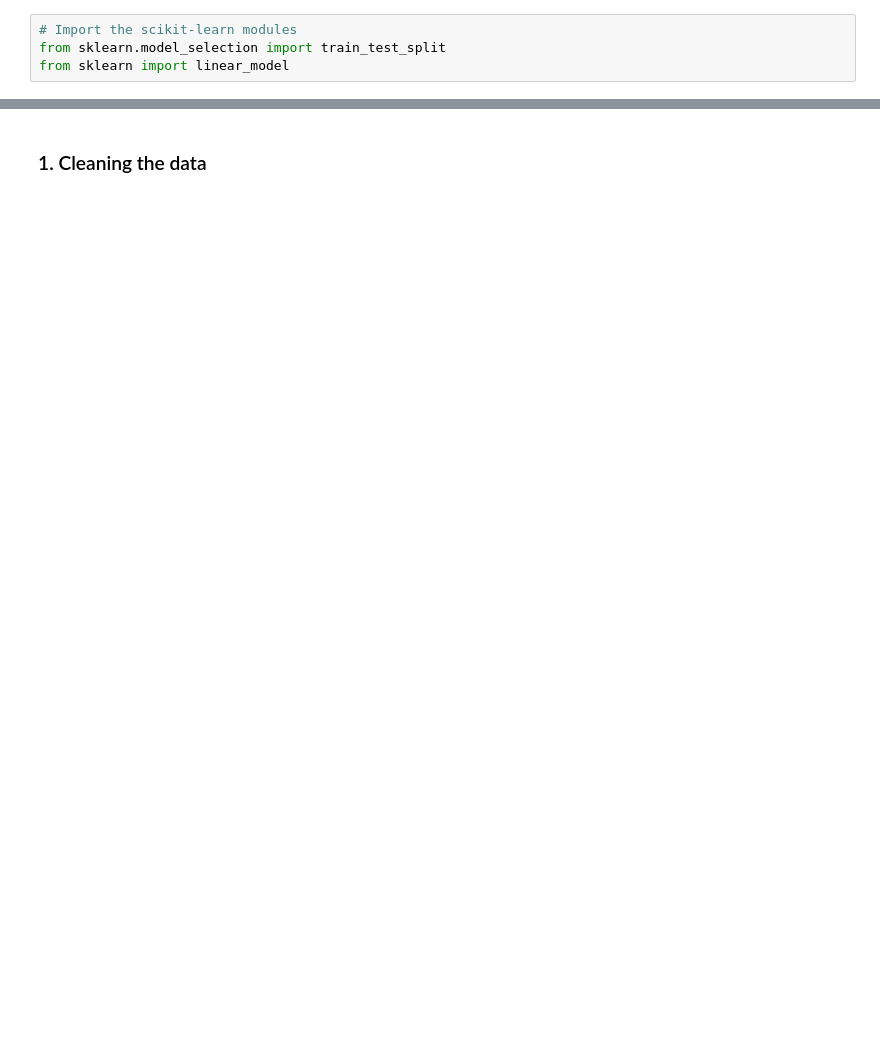
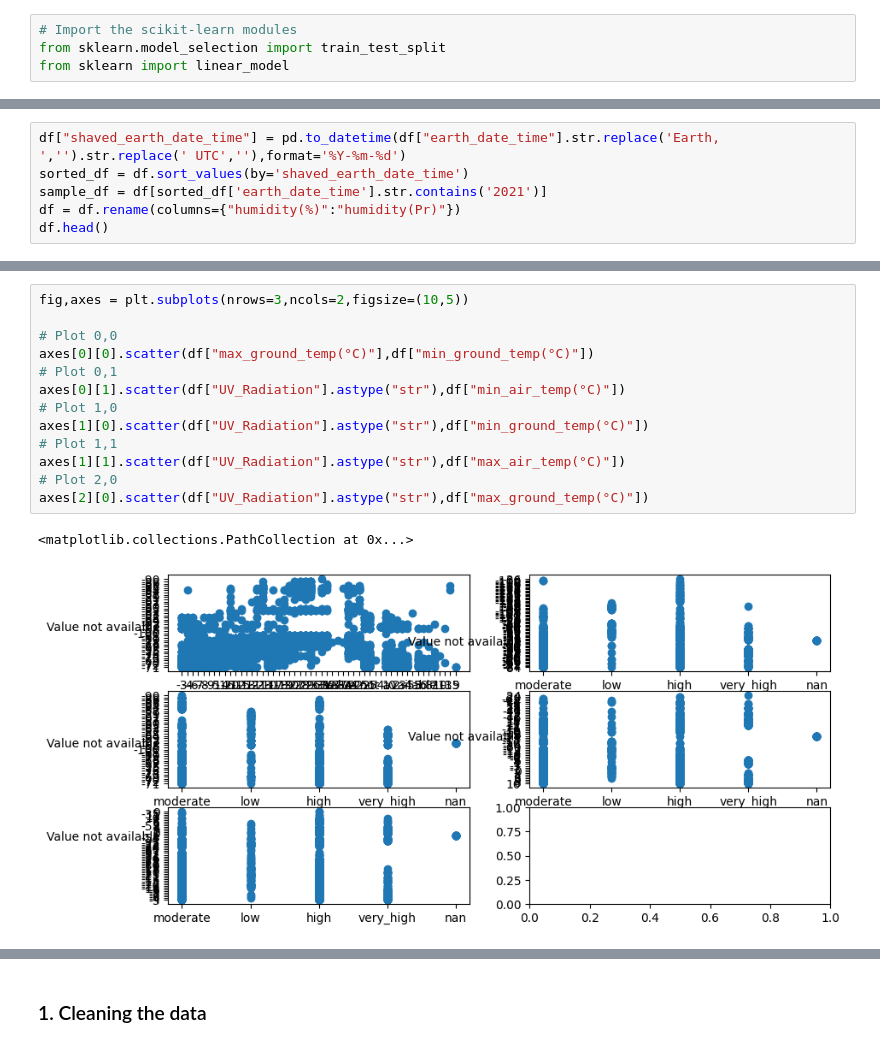
Before and after one commit to bcvilnrotter/kaggle-repos, a Jupyter notebook: mars-rover-machine-learning-1072024.ipynb, the cells around one changed output, grey strips where cells are left out. Cells and saved outputs as stored; diff of their text form; blank space fills up the shorter version.

```diff
--- a/mars-rover-machine-learning-1072024.ipynb
+++ b/mars-rover-machine-learning-1072024.ipynb
@@ -24,0 +33,6 @@ from sklearn import linear_model
+# %%
+df["shaved_earth_date_time"] = pd.to_datetime(df["earth_date_time"].str.replace('Earth, ','').str.replace(' UTC',''),format='%Y-%m-%d')
+sorted_df = df.sort_values(by='shaved_earth_date_time')
+sample_df = df[sorted_df['earth_date_time'].str.contains('2021')]
+df = df.rename(columns={"humidity(%)":"humidity(Pr)"})
+df.head()
@@ -24,0 +46,16 @@ from sklearn import linear_model
+# %%
+fig,axes = plt.subplots(nrows=3,ncols=2,figsize=(10,5))
+
+# Plot 0,0
+axes[0][0].scatter(df["max_ground_temp(°C)"],df["min_ground_temp(°C)"])
+# Plot 0,1
+axes[0][1].scatter(df["UV_Radiation"].astype("str"),df["min_air_temp(°C)"])
+# Plot 1,0
+axes[1][0].scatter(df["UV_Radiation"].astype("str"),df["min_ground_temp(°C)"])
+# Plot 1,1
+axes[1][1].scatter(df["UV_Radiation"].astype("str"),df["max_air_temp(°C)"])
+# Plot 2,0
+axes[2][0].scatter(df["UV_Radiation"].astype("str"),df["max_ground_temp(°C)"])
+# %% [output]
+<matplotlib.collections.PathCollection at 0x...>
+[figure, added]
```
Also changed, not shown: parts of 8 cells of this notebook.
